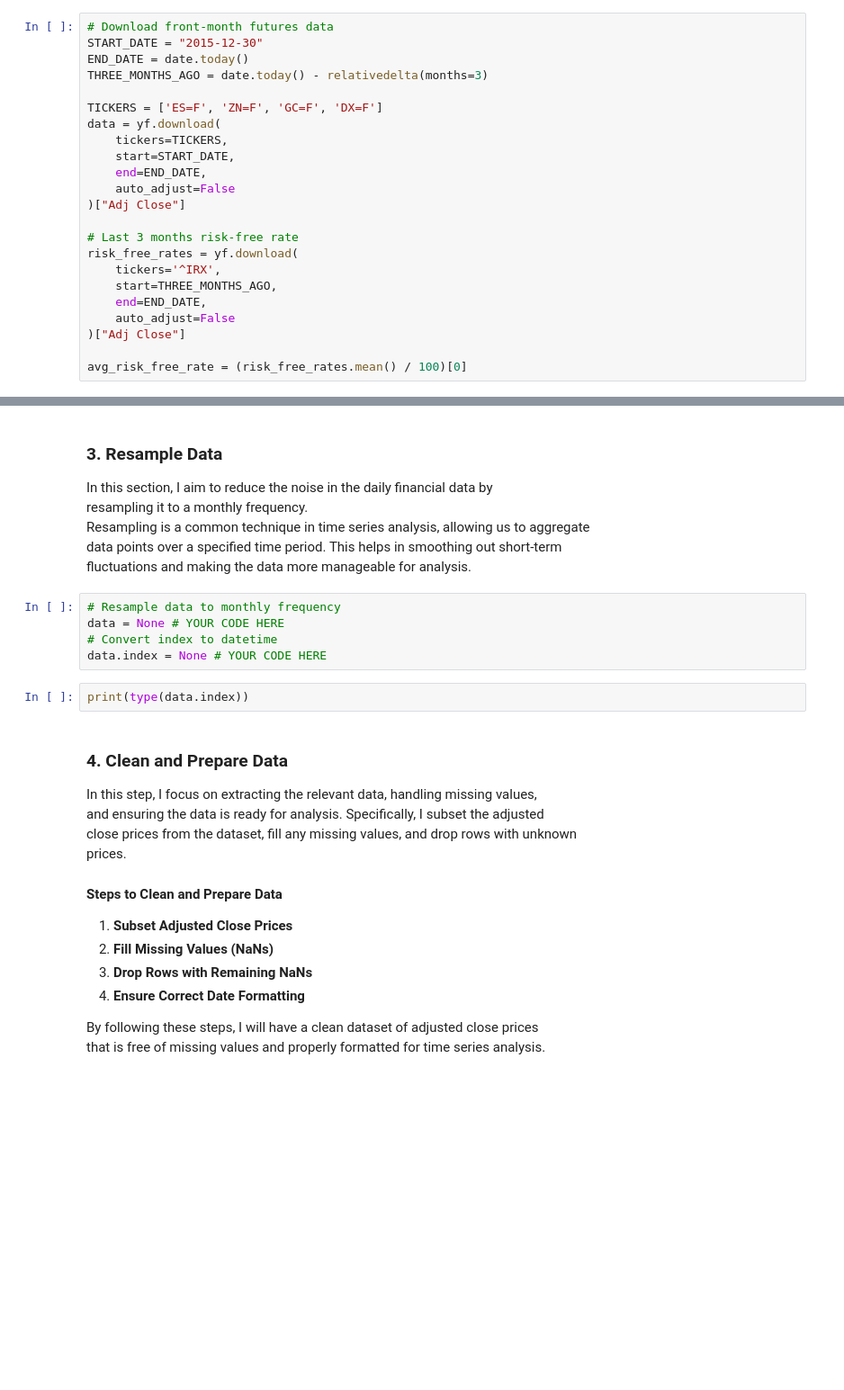
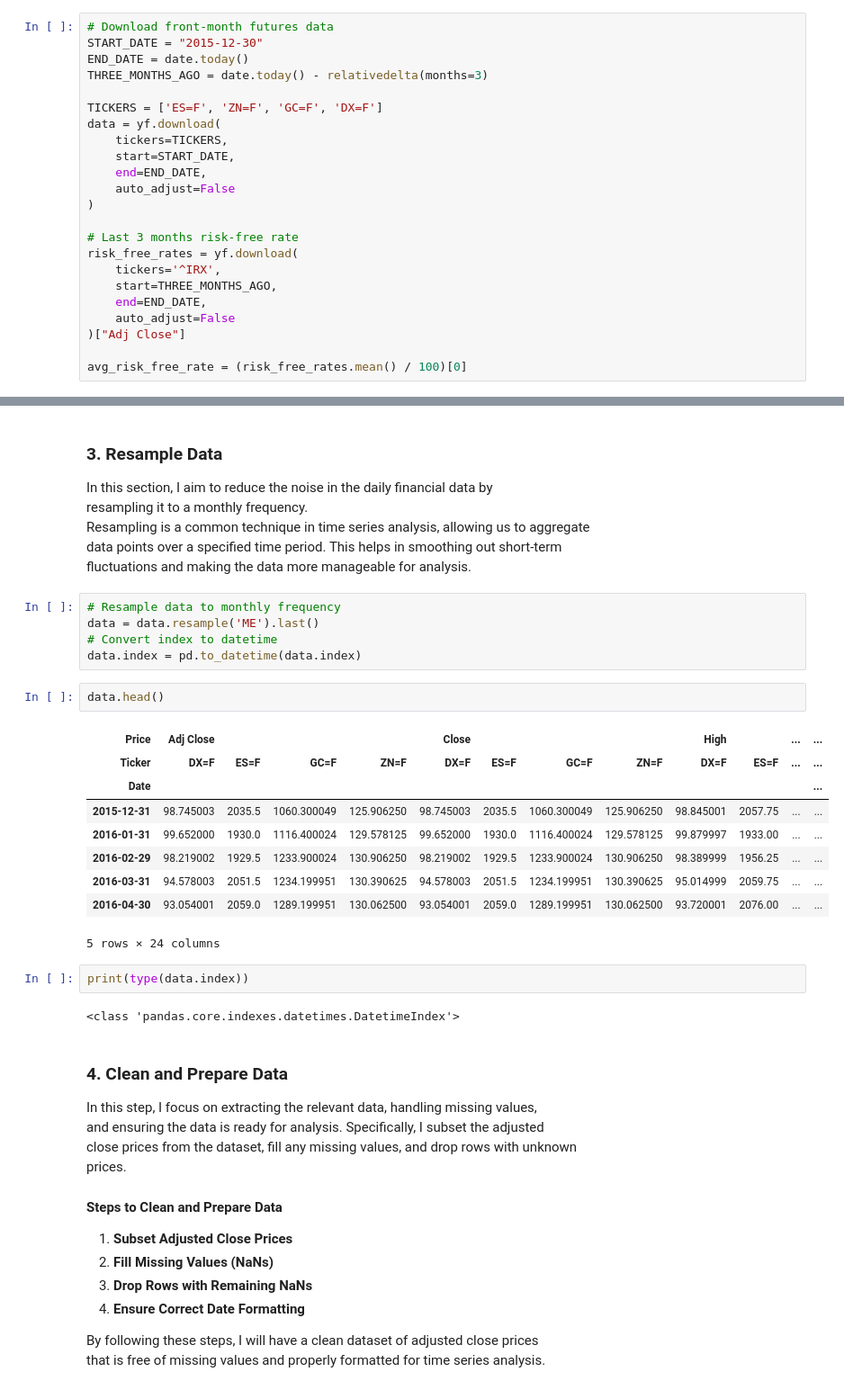
Before and after one commit to waynebar69/risk-parity-portfolio-backtesting, a Jupyter notebook: notebooks/risk_parity_portfolio_backtest.ipynb, the cells around one changed output, grey strips where cells are left out. Shown at 90% size. Cells and saved outputs as stored; diff of their text form; blank space fills up the shorter version.

Commit message:
Filter for Adj Closing Prices

```diff
--- a/notebooks/risk_parity_portfolio_backtest.ipynb
+++ b/notebooks/risk_parity_portfolio_backtest.ipynb
@@ -57,7 +57,7 @@ data = yf.download(
     start=START_DATE,
     end=END_DATE,
     auto_adjust=False
-)["Adj Close"]
+)
 
 # Last 3 months risk-free rate
 risk_free_rates = yf.download(
@@ -81,11 +81,25 @@ data points over a specified time period. This helps in smoothing out short-term
 fluctuations and making the data more manageable for analysis.
 # %%
 # Resample data to monthly frequency
-data = None # YOUR CODE HERE
+data = data.resample('ME').last()
 # Convert index to datetime
-data.index = None # YOUR CODE HERE
+data.index = pd.to_datetime(data.index)
+# %%
+data.head()
+# %% [output]
+| Price | Adj Close |  |  |  | Close |  |  |  | High |  | ... | ... |
+| Ticker | DX=F | ES=F | GC=F | ZN=F | DX=F | ES=F | GC=F | ZN=F | DX=F | ES=F | ... | ... |
+| Date |  |  |  |  |  |  |  |  |  |  |  | ... |
+| 2015-12-31 | 98.745003 | 2035.5 | 1060.300049 | 125.906250 | 98.745003 | 2035.5 | 1060.300049 | 125.906250 | 98.845001 | 2057.75 | ... | ... |
+| 2016-01-31 | 99.652000 | 1930.0 | 1116.400024 | 129.578125 | 99.652000 | 1930.0 | 1116.400024 | 129.578125 | 99.879997 | 1933.00 | ... | ... |
+| 2016-02-29 | 98.219002 | 1929.5 | 1233.900024 | 130.906250 | 98.219002 | 1929.5 | 1233.900024 | 130.906250 | 98.389999 | 1956.25 | ... | ... |
+| 2016-03-31 | 94.578003 | 2051.5 | 1234.199951 | 130.390625 | 94.578003 | 2051.5 | 1234.199951 | 130.390625 | 95.014999 | 2059.75 | ... | ... |
+| 2016-04-30 | 93.054001 | 2059.0 | 1289.199951 | 130.062500 | 93.054001 | 2059.0 | 1289.199951 | 130.062500 | 93.720001 | 2076.00 | ... | ... |
+5 rows × 24 columns
 # %%
 print(type(data.index))
+# %% [output]
+<class 'pandas.core.indexes.datetimes.DatetimeIndex'>
 # %% [markdown]
 ### 4. Clean and Prepare Data
 
```
Also changed, not shown: parts of 5 cells of this notebook.
